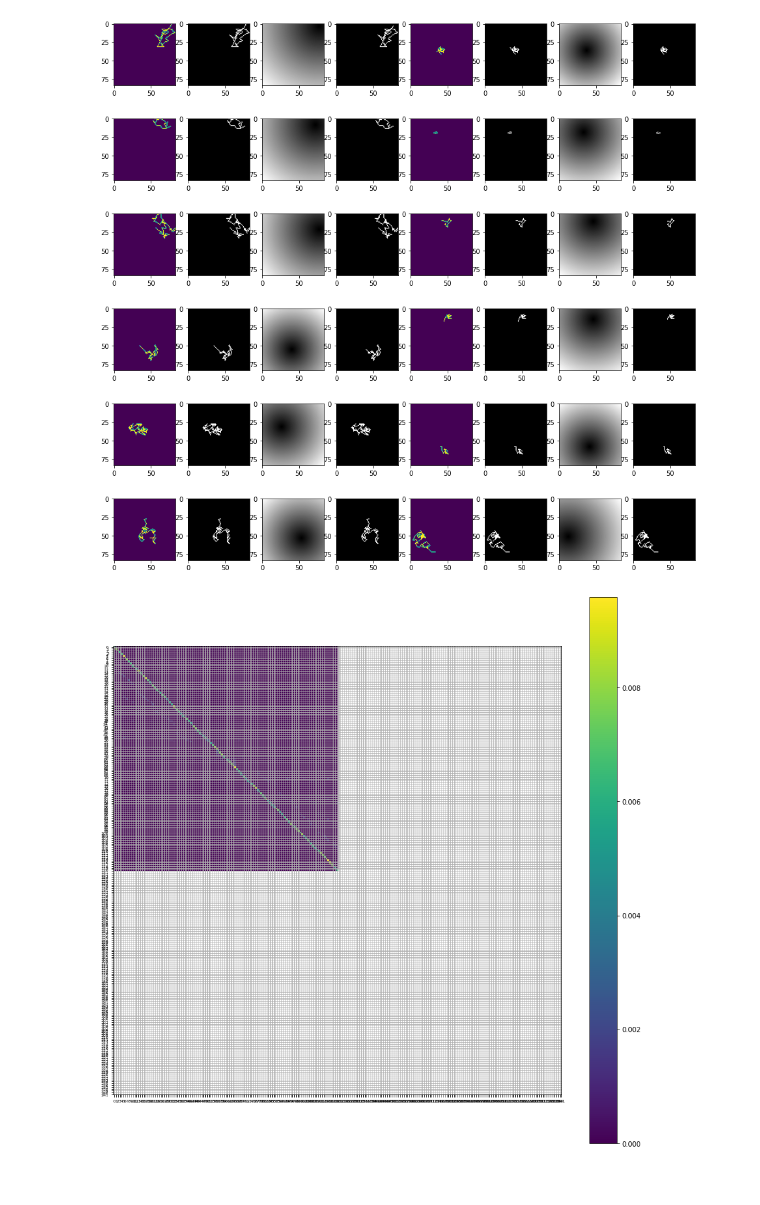
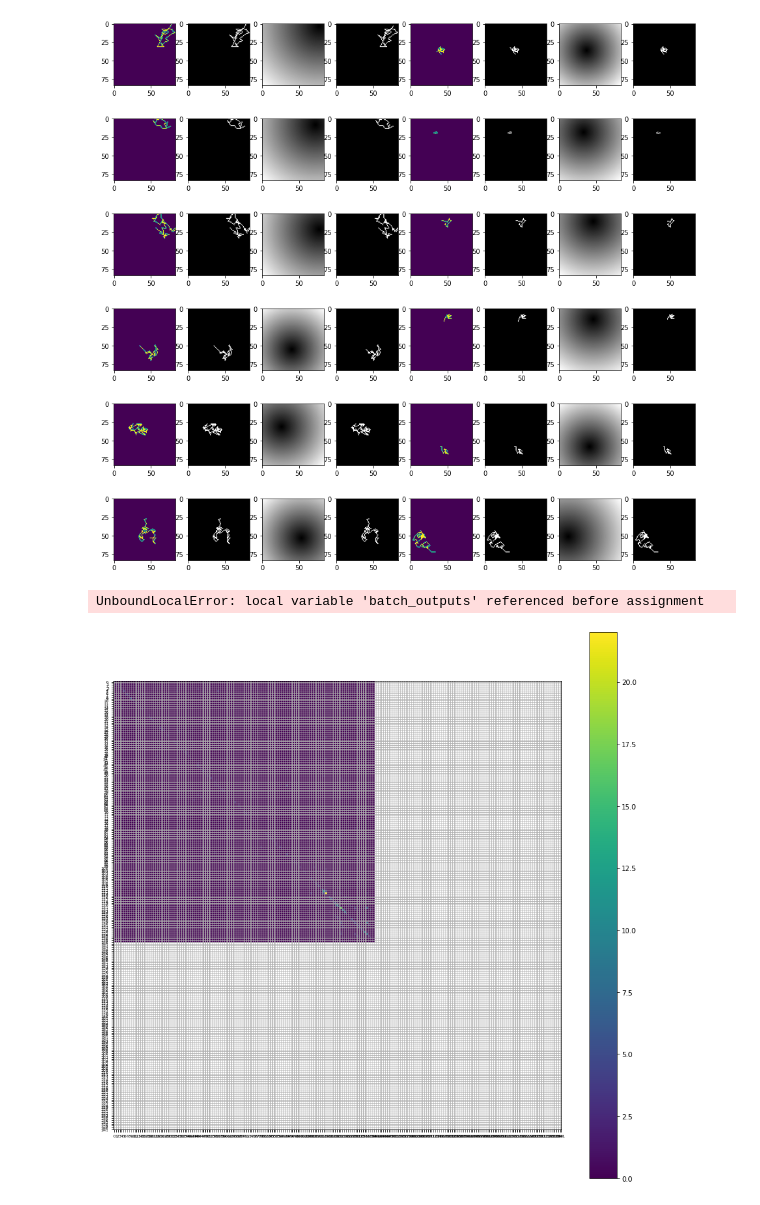
Before and after one commit to shrr98/sketching, a Jupyter notebook: coba.ipynb, the cells around one changed output. Saved outputs shown, nothing was run; the diff lists cells and outputs as text; code cells hidden in the pictures.

```diff
--- a/coba.ipynb
+++ b/coba.ipynb
@@ -1,5 +1,5 @@
 # %%
-name = 'bismillah'
+name = 'rsg_g2_angle2_edge_nostuck_penupstart3_jump1x41_rarependown_raregen'
 model_path = 'model/' + name + ".h5"
 # %%
 import tensorflow as tf
@@ -38,25 +38,24 @@ class DoodleSDQModel():
 
         x = Concatenate(axis=1)([x_global, x_local])
 
-        x = Dense(2048)(x)
+        x = Dense(2048, activation='relu')(x)
         x = Dropout(.5)(x)
-        x = Activation("relu")(x)
         x = Dense(self.output_size)(x)
         outputs = Activation("softmax") (x)
         return Model(inputs, outputs, name="doodle_dqn")
 
     def _create_global_CNN(self, input):
 
-        x = Conv2D(32, (8,8), strides=(4,4), padding='same')(input)
-        x = Activation("relu")(x)
+        x = Conv2D(32, (8,8), strides=(4,4), padding='same', activation='relu')(input)
+        # x = Activation("relu")(x)
         x = MaxPooling2D((2,2))(x)
 
-        x = Conv2D(64, (4,4), strides=(2,2), padding='same')(x)
-        x = Activation("relu")(x)
+        x = Conv2D(64, (4,4), strides=(2,2), padding='same', activation='relu')(x)
+        # x = Activation("relu")(x)
         x = MaxPooling2D((2,2))(x)
 
-        x = Conv2D(64, (3,3), strides=(1,1), padding='same')(x)
-        x = Activation("relu")(x)
+        x = Conv2D(64, (3,3), strides=(1,1), padding='same', activation='relu')(x)
+        # x = Activation("relu")(x)
         x = MaxPooling2D((2,2))(x)
 
         x = Flatten()(x)
@@ -64,8 +63,8 @@ class DoodleSDQModel():
         return x
 
     def _create_local_CNN(self, input):
-        x = Conv2D(128, (11,11), padding='same')(input)
-        x = Activation("relu")(x)
+        x = Conv2D(128, (11,11), padding='same', activation='relu')(input)
+        # x = Activation("relu")(x)
         x = MaxPooling2D((2,2))(x)
 
         x = Flatten()(x)
@@ -137,15 +136,17 @@ from random_stroke_generator import RandomStrokeGenerator
 # %%
 training_gen = RandomStrokeGenerator(batch_size=968,
                                      num_data=12100,
-                                     min_strokes=4,
+                                     min_strokes=32,
                                      max_strokes=64,
-                                     jumping_rate=0.0
+                                     jumping_rate=0.1,
+                                     max_jumping_step=41
                                     )
 valid_gen = RandomStrokeGenerator(batch_size=484,
                                   num_data=4840,
-                                  min_strokes=4,
+                                  min_strokes=32,
                                   max_strokes=64,
-                                  jumping_rate=0.0
+                                  jumping_rate=0.1,
+                                  max_jumping_step=41
                                  )
 # %%
 global_size = (84,84,4)
@@ -321,39 +348,42 @@ plt.show()
 --- After training
 [figure]
 # %%
-X,y = training_gen.__getitem__(1)
+# valid_gen.on_epoch_end()
+X,y = valid_gen.__getitem__(0)
 Ys = y
 pred = model1.model.predict(X)
 y_pred = np.argmax(pred, axis=1)
 y_preds = y_pred
-for i in range(1, len(training_gen)):
-    X,y = training_gen.__getitem__(i)
+for i in range(1, len(valid_gen)-1):
+    X,y = valid_gen.__getitem__(i)
     pred = model1.model.predict(X)
     y_pred = np.argmax(pred, axis=1)
     Ys = np.concatenate((Ys,y))
     y_preds = np.concatenate((y_preds,y_pred))
+# %% [output]
+UnboundLocalError: local variable 'batch_outputs' referenced before assignment
 # %%
 from sklearn.metrics import confusion_matrix
 import seaborn as sns
 
 def plot_cf(confmat):
     import numpy as np
     import matplotlib.pyplot as plt
 
 #     confmat=np.random.rand(90,90)
     ticks=np.linspace(0, 241,num=242)
     plt.figure(figsize=(15, 15))
     plt.imshow(confmat, interpolation='none')
     plt.colorbar()
     plt.xticks(ticks,fontsize=6)
     plt.yticks(ticks,fontsize=6)
     plt.grid(True)
     plt.show()
 
-cf_matrix = confusion_matrix(Ys, y_preds, normalize='all')
+cf_matrix = confusion_matrix(Ys, y_preds)
 plot_cf(cf_matrix)
 # %% [output]
-[figure, old version]
+[figure, new version]
 # %%
 from environment.drawer import Drawer
 import numpy as np
```
Also changed, not shown: parts of 7 cells of this notebook, 6 other files.
